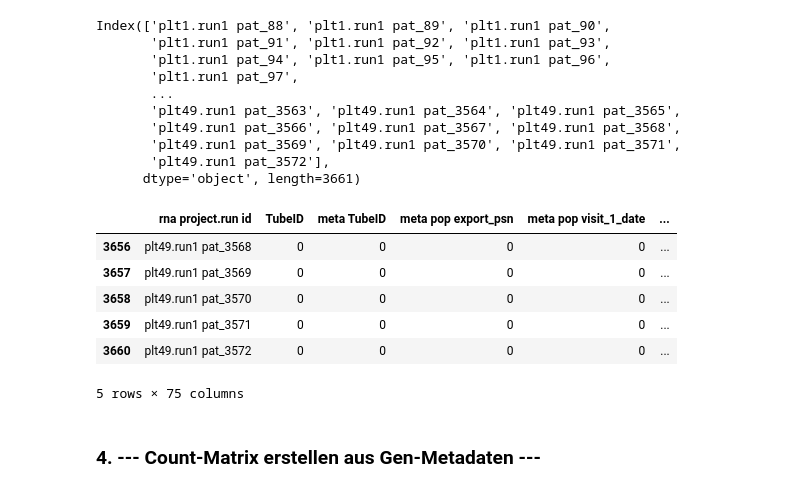
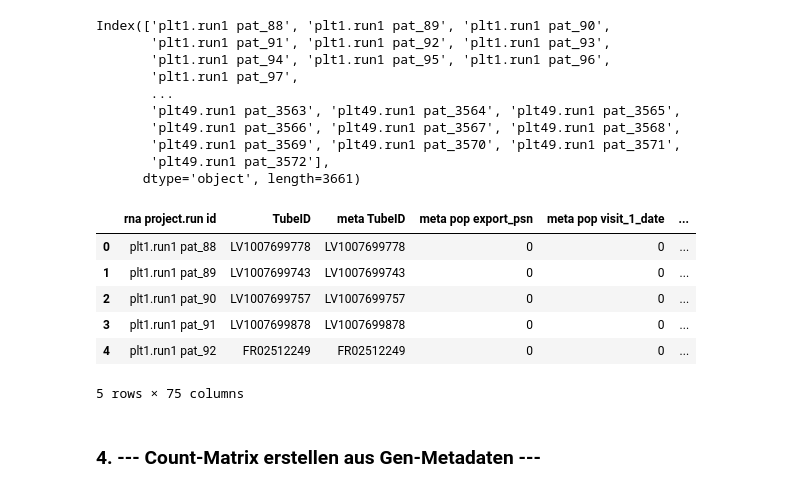
Before and after one commit to dlnija/ScRNA-analysis, a Jupyter notebook: 0_Preassembling.ipynb, the cells around one changed output. Drawn from its saved outputs; the diff is of its cells as text; code cells hidden in the pictures.

```diff
--- a/0_Preassembling.ipynb
+++ b/0_Preassembling.ipynb
@@ -130,17 +130,16 @@ Index(['plt1.run1 pat_88', 'plt1.run1 pat_89', 'plt1.run1 pat_90',
 # %%
 barcodes = pd.DataFrame({
     "rna project.run id": patient_ids # Benennung der Spalte in barcodes.tsv mit "rna project.run id"
 }).merge(pat_df, left_on="rna project.run id", right_on="rna project.run id", how="left")  # Metadaten anfügen
-barcodes = barcodes.fillna(0)
 barcodes.to_csv("barcodes.tsv", sep="\t", index=False, header=False)
-barcodes.tail()
+barcodes.head()
 # %% [output]
 |  | rna project.run id | TubeID | meta TubeID | meta pop export_psn | meta pop visit_1_date | ... |
-| 3656 | plt49.run1 pat_3568 | 0 | 0 | 0 | 0 | ... |
-| 3657 | plt49.run1 pat_3569 | 0 | 0 | 0 | 0 | ... |
-| 3658 | plt49.run1 pat_3570 | 0 | 0 | 0 | 0 | ... |
-| 3659 | plt49.run1 pat_3571 | 0 | 0 | 0 | 0 | ... |
-| 3660 | plt49.run1 pat_3572 | 0 | 0 | 0 | 0 | ... |
+| 0 | plt1.run1 pat_88 | LV1007699778 | LV1007699778 | 0 | 0 | ... |
+| 1 | plt1.run1 pat_89 | LV1007699743 | LV1007699743 | 0 | 0 | ... |
+| 2 | plt1.run1 pat_90 | LV1007699757 | LV1007699757 | 0 | 0 | ... |
+| 3 | plt1.run1 pat_91 | LV1007699878 | LV1007699878 | 0 | 0 | ... |
+| 4 | plt1.run1 pat_92 | FR02512249 | FR02512249 | 0 | 0 | ... |
 5 rows × 75 columns
 # %%
 barcodes = pd.read_csv("barcodes.tsv", decimal=".", sep="\t") # Barcodes-Datei speichern
```
Also changed, not shown: parts of 7 cells of this notebook.
